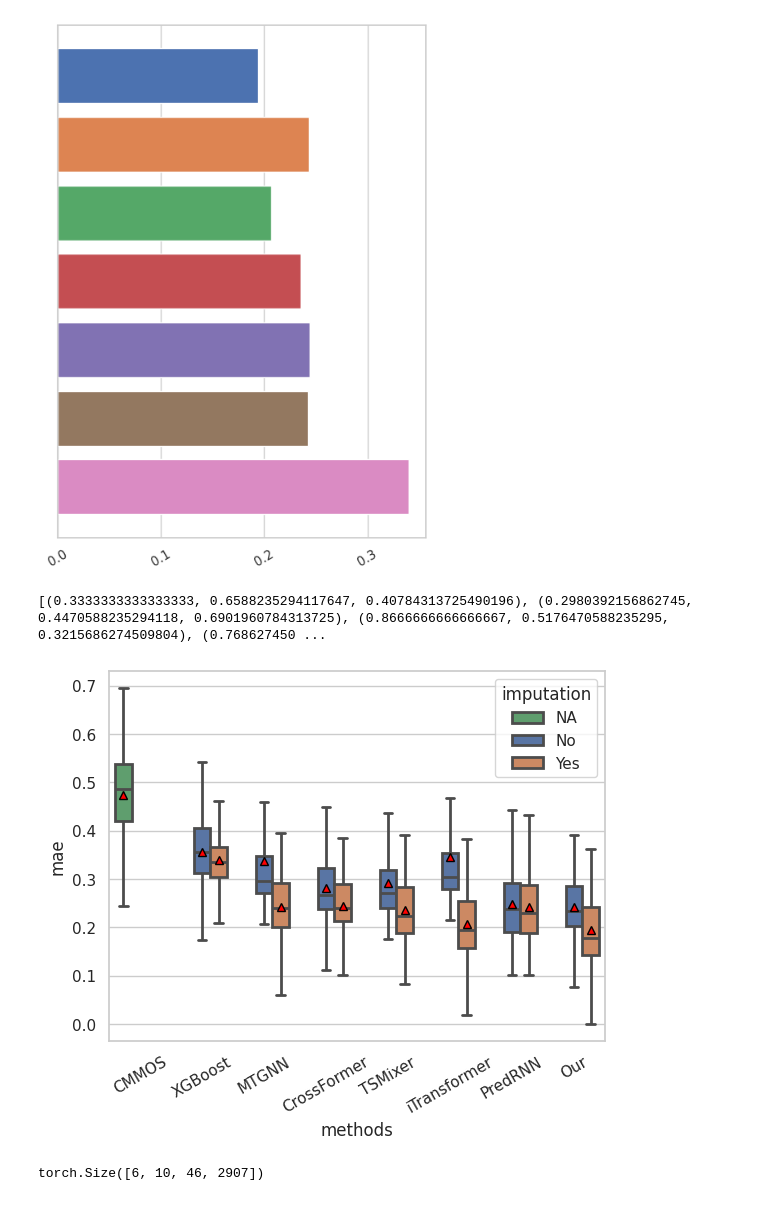
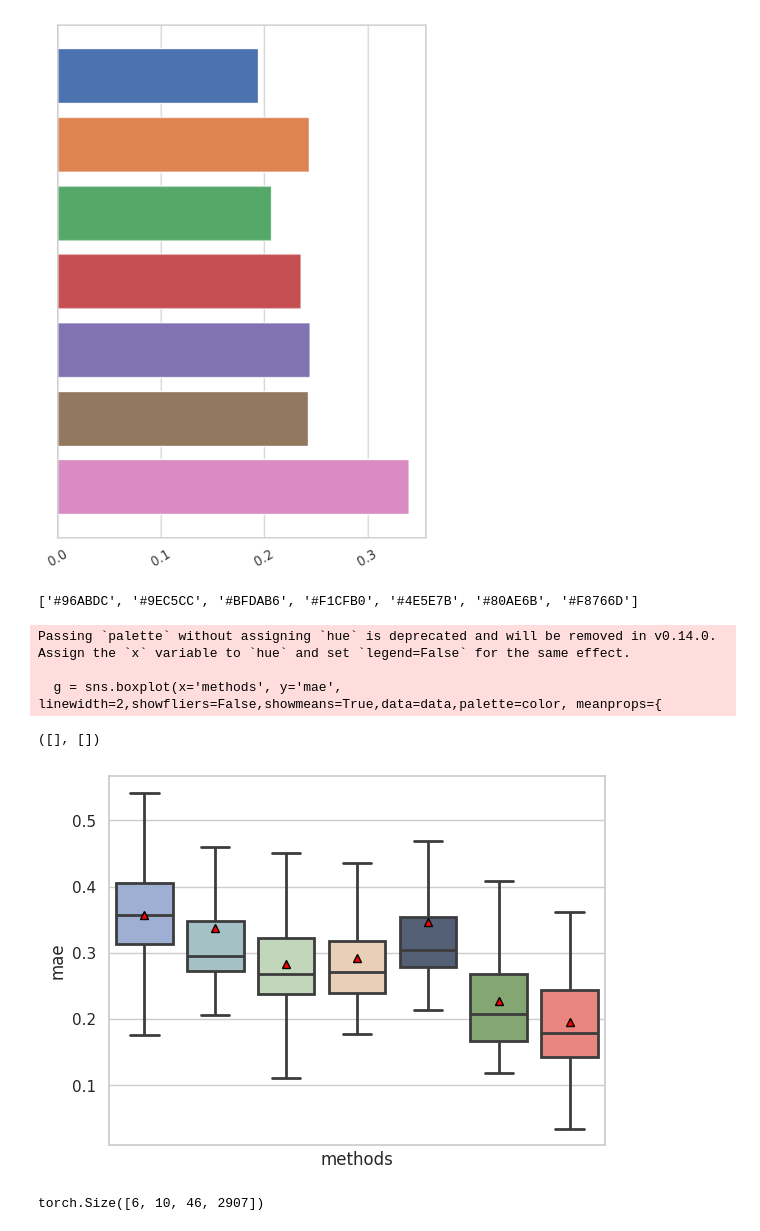
Before and after one commit to YangLabHKUST/STIMP, a Jupyter notebook: visualization/PRE/prediction.ipynb, the cells around one changed output. Cells and saved outputs as stored; diff of their text form; code cells hidden in the pictures.

Commit message:
visualization

```diff
--- a/visualization/PRE/prediction.ipynb
+++ b/visualization/PRE/prediction.ipynb
@@ -250,3 +261,11 @@ mae_pde = ((np.abs(prediction_pde - label[:322,0])*label_masks[:322,0])).sum(0)/
+# %%
+mae_our[mae_our==0]=np.nan
+mae_xg_wo[mae_xg_wo==0]=np.nan
+mae_crossformer_wo[mae_crossformer_wo==0]=np.nan
+mae_mtgnn_wo[mae_mtgnn_wo==0]=np.nan
+mae_tsmixer_wo[mae_tsmixer_wo==0]=np.nan
+mae_iTransformer_wo[mae_iTransformer_wo==0]=np.nan
+mae_predrnn_wo[mae_predrnn_wo==0]=np.nan
 # %%
 import seaborn as sns
 import pandas as pd
@@ -314,24 +296,40 @@ data = pd.DataFrame.from_dict(data)
+# %%
+import pandas as pd
+import numpy as np
+category = []
+category.extend(['XGBoost' for i in range(4443)])
+category.extend(['MTGNN' for i in range(4443)])
+category.extend(['CrossFormer' for i in range(4443)])
+category.extend(['TSMixer' for i in range(4443)])
+category.extend(['iTransformer' for i in range(4443)])
+category.extend(['PredRNN' for i in range(4443)])
+category.extend(['Our' for i in range(4443)])
+data = {'mae': np.concatenate([mae_xg_wo.numpy(), mae_mtgnn_wo.numpy(), mae_crossformer_wo.numpy(), mae_tsmixer_wo.numpy(), mae_iTransformer_wo.numpy(), mae_predrnn_wo.numpy(),  mae_our.numpy()],0),
+        'methods':category}
+data = pd.DataFrame.from_dict(data)
 # %%
 import seaborn as sns
 import pandas as pd
 import numpy as np
 import matplotlib.pyplot as plt
 
-
+sns.set(style="whitegrid")
 plt.xticks(rotation=30)
-current_palette = sns.color_palette()
-new_palette = []
-new_palette.append(current_palette[2])
-del current_palette[2]
-new_palette = new_palette+current_palette
-print(new_palette)
-g = sns.boxplot(x='methods', y='mae', hue='imputation', linewidth=2,showfliers=False,showmeans=True,data=data,palette=new_palette, meanprops={
+# color= sns.color_palette()[:7][::-1]
+color = ["#F8766D", "#80AE6B", "#4E5E7B",  "#F1CFB0", "#BFDAB6", "#9EC5CC", "#96ABDC"][::-1]
+print(color)
+g = sns.boxplot(x='methods', y='mae', linewidth=2,showfliers=False,showmeans=True,data=data,palette=color, meanprops={
                        "markerfacecolor": "red",
                        "markeredgecolor": "black",
                        "markersize": "6"})
+plt.xticks([])
 # %% [output]
-[(0.3333333333333333, 0.6588235294117647, 0.40784313725490196), (0.2980392156862745, 0.4470588235294118, 0.6901960784313725), (0.8666666666666667, 0.5176470588235295, 0.3215686274509804), (0.768627450 ...
+['#96ABDC', '#9EC5CC', '#BFDAB6', '#F1CFB0', '#4E5E7B', '#80AE6B', '#F8766D']
+Passing `palette` without assigning `hue` is deprecated and will be removed in v0.14.0. Assign the `x` variable to `hue` and set `legend=False` for the same effect.
+
+  g = sns.boxplot(x='methods', y='mae', linewidth=2,showfliers=False,showmeans=True,data=data,palette=color, meanprops={
+([], [])
-[figure, old version]
+[figure, new version]
 # %%
 prediction_xg = np.load(base_dir+"XGBoost/with_imputation/prediction.npy", allow_pickle=True)
 prediction_xg_wo = np.load(base_dir+"XGBoost/without_imputation/prediction_0.npy", allow_pickle=True)
```
Also changed, not shown: parts of 6 cells of this notebook, 1 other file.
